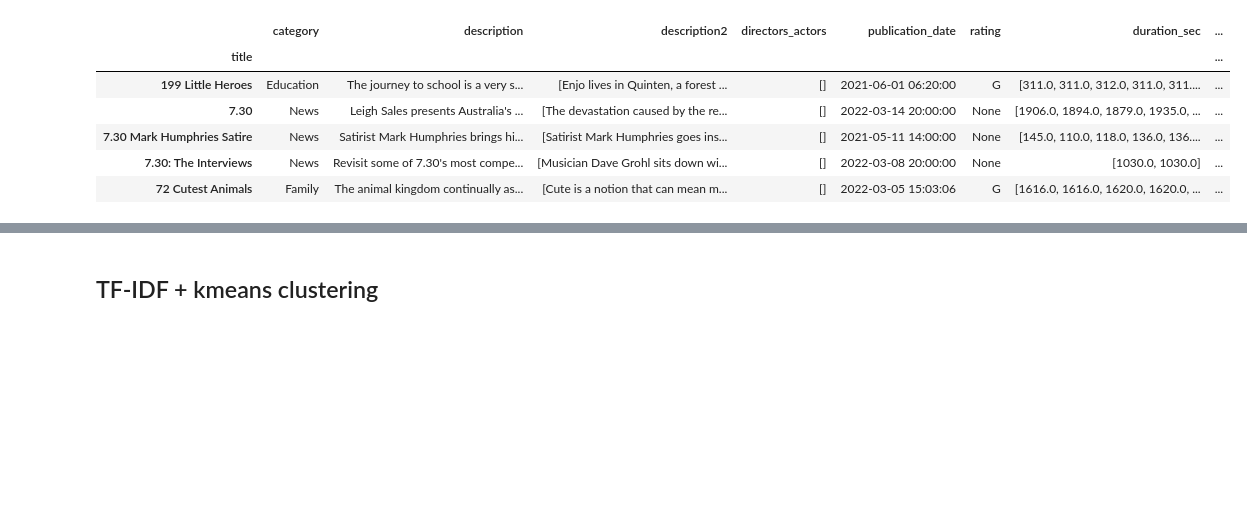
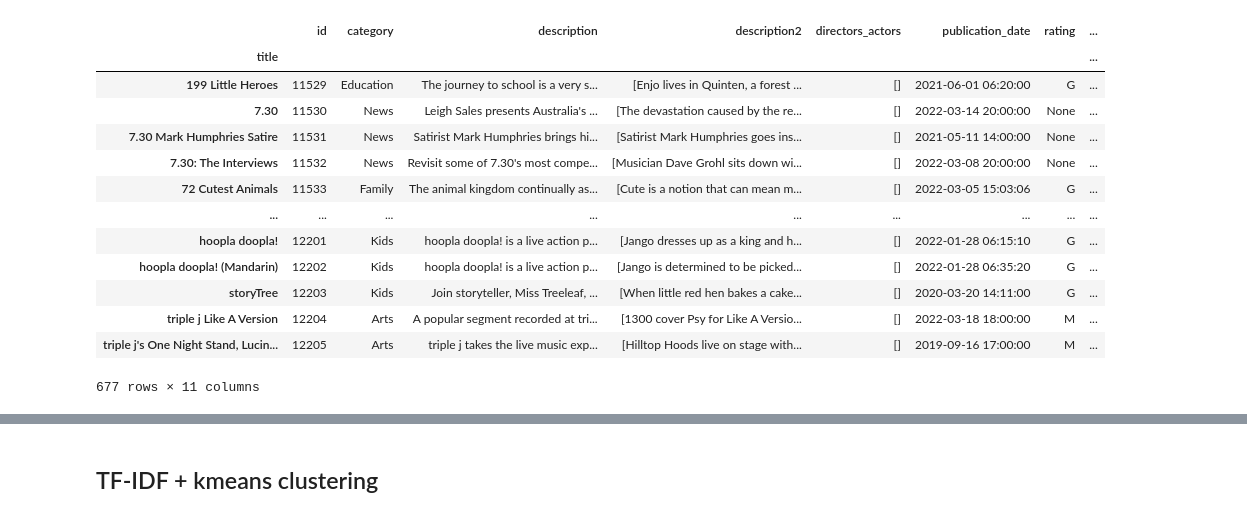
Before and after one commit to zoneout215/RS_assignment, a Jupyter notebook: content_based.ipynb, the cells around one changed output, grey strips where cells are left out. Saved outputs shown, nothing was run; the diff lists cells and outputs as text; code cells hidden in the pictures; blank space fills up the shorter version.

```diff
--- a/content_based.ipynb
+++ b/content_based.ipynb
@@ -22,13 +29,20 @@ df.head()
 # %%
-df_2.head()
+df_2
 # %% [output]
-|  | category | description | description2 | directors_actors | publication_date | rating | duration_sec | ... |
+|  | id | category | description | description2 | directors_actors | publication_date | rating | ... |
 | title |  |  |  |  |  |  |  | ... |
-| 199 Little Heroes | Education | The journey to school is a very s... | [Enjo lives in Quinten, a forest ... | [] | 2021-06-01 06:20:00 | G | [311.0, 311.0, 312.0, 311.0, 311.... | ... |
-| 7.30 | News | Leigh Sales presents Australia's ... | [The devastation caused by the re... | [] | 2022-03-14 20:00:00 | None | [1906.0, 1894.0, 1879.0, 1935.0, ... | ... |
-| 7.30 Mark Humphries Satire | News | Satirist Mark Humphries brings hi... | [Satirist Mark Humphries goes ins... | [] | 2021-05-11 14:00:00 | None | [145.0, 110.0, 118.0, 136.0, 136.... | ... |
-| 7.30: The Interviews | News | Revisit some of 7.30's most compe... | [Musician Dave Grohl sits down wi... | [] | 2022-03-08 20:00:00 | None | [1030.0, 1030.0] | ... |
-| 72 Cutest Animals | Family | The animal kingdom continually as... | [Cute is a notion that can mean m... | [] | 2022-03-05 15:03:06 | G | [1616.0, 1616.0, 1620.0, 1620.0, ... | ... |
+| 199 Little Heroes | 11529 | Education | The journey to school is a very s... | [Enjo lives in Quinten, a forest ... | [] | 2021-06-01 06:20:00 | G | ... |
+| 7.30 | 11530 | News | Leigh Sales presents Australia's ... | [The devastation caused by the re... | [] | 2022-03-14 20:00:00 | None | ... |
+| 7.30 Mark Humphries Satire | 11531 | News | Satirist Mark Humphries brings hi... | [Satirist Mark Humphries goes ins... | [] | 2021-05-11 14:00:00 | None | ... |
+| 7.30: The Interviews | 11532 | News | Revisit some of 7.30's most compe... | [Musician Dave Grohl sits down wi... | [] | 2022-03-08 20:00:00 | None | ... |
+| 72 Cutest Animals | 11533 | Family | The animal kingdom continually as... | [Cute is a notion that can mean m... | [] | 2022-03-05 15:03:06 | G | ... |
+| ... | ... | ... | ... | ... | ... | ... | ... | ... |
+| hoopla doopla! | 12201 | Kids | hoopla doopla! is a live action p... | [Jango dresses up as a king and h... | [] | 2022-01-28 06:15:10 | G | ... |
+| hoopla doopla! (Mandarin) | 12202 | Kids | hoopla doopla! is a live action p... | [Jango is determined to be picked... | [] | 2022-01-28 06:35:20 | G | ... |
+| storyTree | 12203 | Kids | Join storyteller, Miss Treeleaf, ... | [When little red hen bakes a cake... | [] | 2020-03-20 14:11:00 | G | ... |
+| triple j Like A Version | 12204 | Arts | A popular segment recorded at tri... | [1300 cover Psy for Like A Versio... | [] | 2022-03-18 18:00:00 | M | ... |
+| triple j's One Night Stand, Lucin... | 12205 | Arts | triple j takes the live music exp... | [Hilltop Hoods live on stage with... | [] | 2019-09-16 17:00:00 | M | ... |
+677 rows × 11 columns
 # %%
 #read json file activity for movies
 activity = pd.read_json('./activities.json')
```
Also changed, not shown: parts of 24 cells of this notebook, 4 other files.
